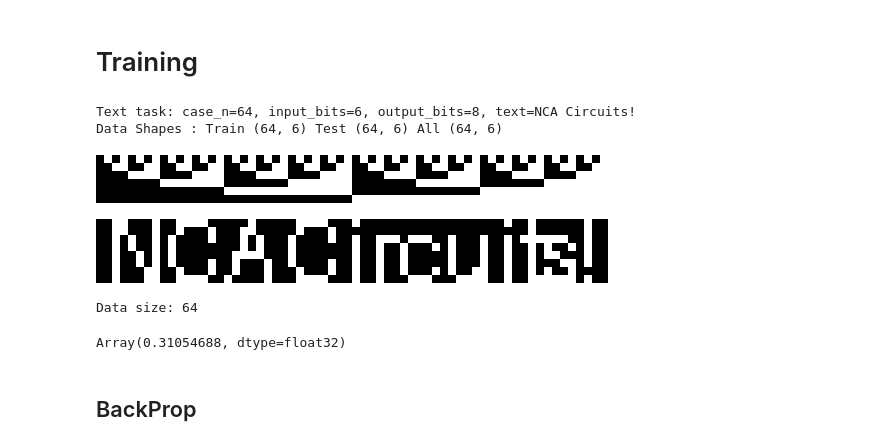
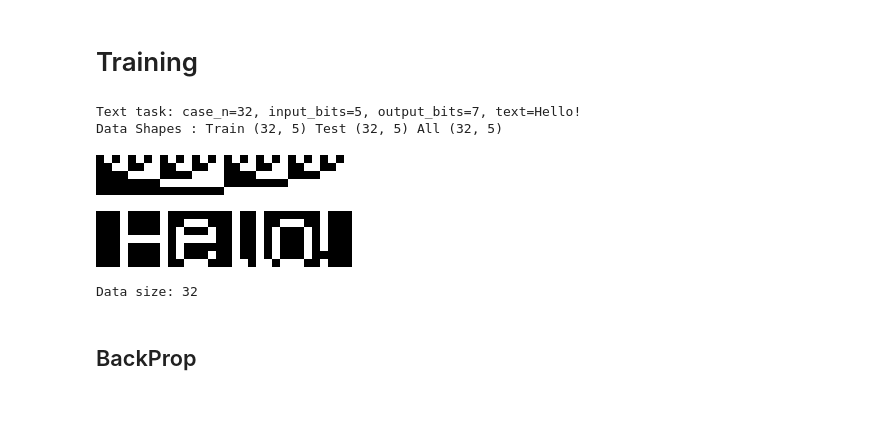
Before and after one commit to GabrielBena/boolean_nca_cc, a Jupyter notebook: random_boolean_nets.ipynb, the cells around one changed output. Saved outputs shown, nothing was run; the diff lists cells and outputs as text; code cells hidden in the pictures; blank space fills up the shorter version.

```diff
--- a/random_boolean_nets.ipynb
+++ b/random_boolean_nets.ipynb
@@ -113,43 +113,40 @@ origin_logitsbp = logitsbp.copy()
 
 case_n = 1 << input_n
 loss_cfg = config.loss
 x = jp.arange(case_n)
 test_seeds = jax.random.split(jax.random.PRNGKey(42), 5)
 
 (x_train, y_train), (x_test, y_test), (x, y0) = get_task_data(
     config.circuit.task,
     # "reverse",
     case_n,
     input_bits=input_n,
-    output_bits=output_n,
+    output_bits=7,
     text=config.circuit.text,
     # text="!NCA Circuits!",
+    # text="Hello!",
     train_test_split=True,
     test_ratio=0.2,
     seed=42,
 )
 
 print(f"Data Shapes : Train {x_train.shape} Test {x_test.shape} All {x.shape}")
 
 zoom_factor = 8
 
 
 # plot_data = lambda x: np.concatenate([x[:128], x[-128:]], axis=0).T
 plot_data = lambda x: x.T
 
 imshow(zoom(plot_data(x), zoom_factor))
 imshow(zoom(plot_data(y0), zoom_factor))
 print(f"Data size: {x.shape[0]}")
 # %% [output]
-Text task: case_n=64, input_bits=6, output_bits=8, text=NCA Circuits!
-Data Shapes : Train (64, 6) Test (64, 6) All (64, 6)
+Text task: case_n=32, input_bits=5, output_bits=7, text=Hello!
+Data Shapes : Train (32, 5) Test (32, 5) All (32, 5)
-[figure, old version]
+[figure, new version]
-[figure, old version]
+[figure, new version]
-Data size: 64
+Data size: 32
-# %%
-y0.mean()
-# %% [output]
-Array(0.31054688, dtype=float32)
 # %% [markdown]
 ## BackProp
 # %%
```
Also changed, not shown: parts of 73 cells of this notebook, 25 other files.
